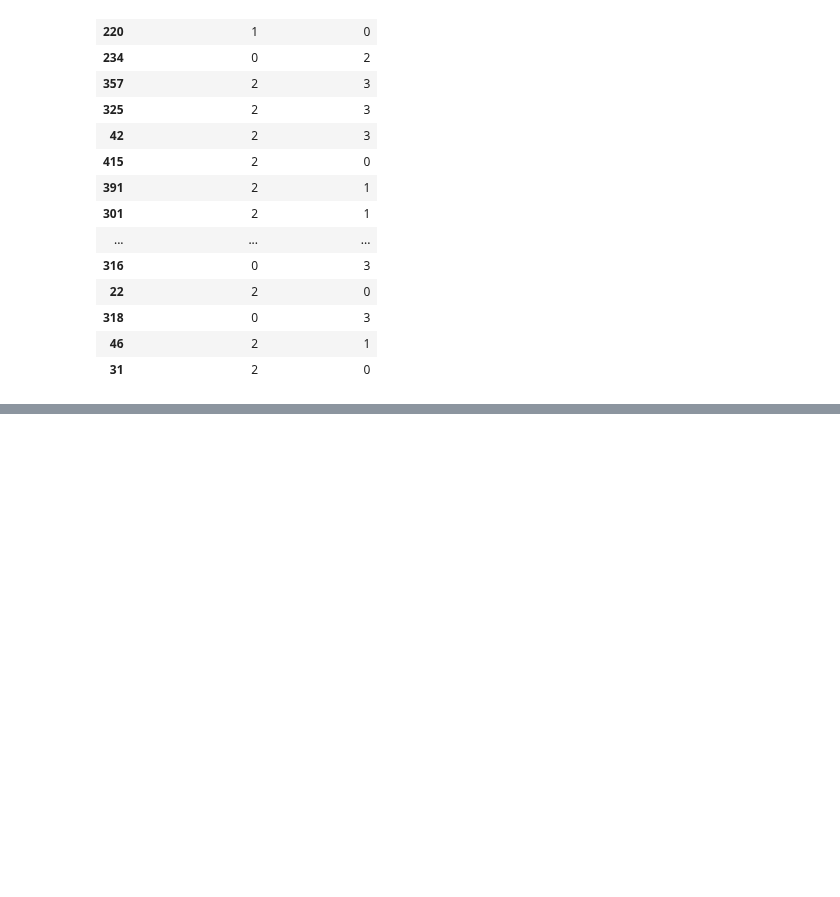
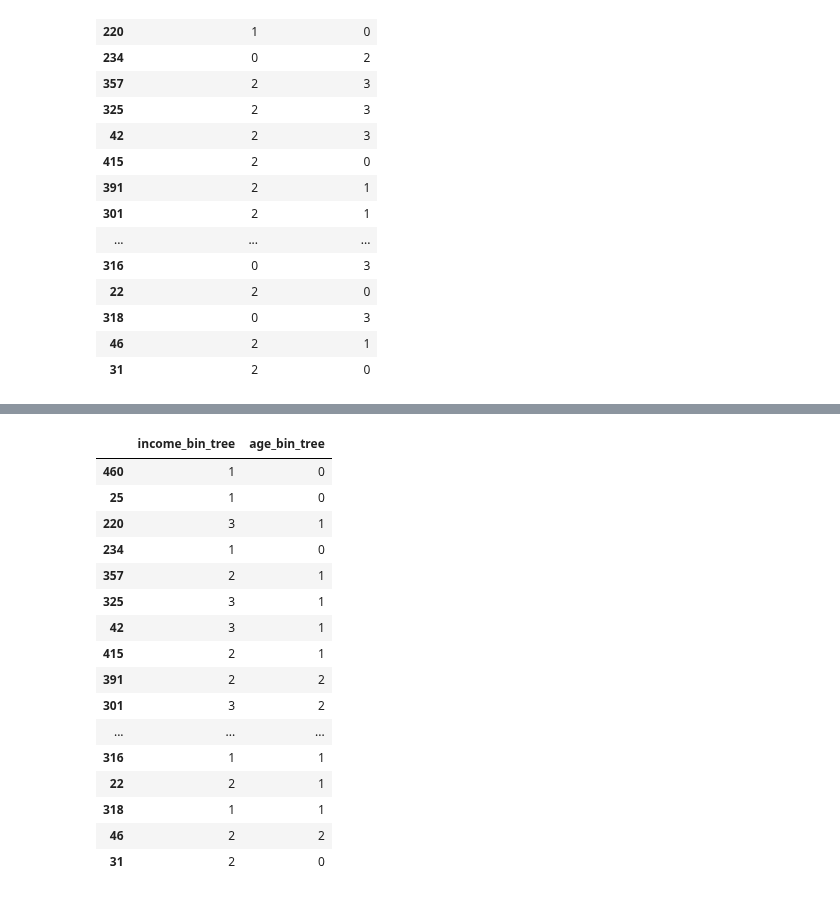
Before and after one commit to matinmahmoudi/Kaggle, a Jupyter notebook: complete-guide-to-transformation-from-a-to-z.ipynb, the cells around one changed output, grey strips where cells are left out. Cells and saved outputs as stored; diff of their text form; code cells hidden in the pictures; blank space fills up the shorter version.

Commit message:
Kaggle Notebook | 🌳 🔄 Complete Guide to Transformation from A to Z | Version 14

```diff
--- a/complete-guide-to-transformation-from-a-to-z.ipynb
+++ b/complete-guide-to-transformation-from-a-to-z.ipynb
@@ -986,0 +1066,64 @@ train_data_discretized[[f'{col}_bin_kmeans' for col in columns_to_discretize]].h
+# %%
+from sklearn.tree import DecisionTreeClassifier
+import numpy as np
+import pandas as pd
+from sklearn.preprocessing import LabelEncoder
+
+
+# Ensure the target variable is properly encoded
+label_encoder = LabelEncoder()
+train_data['default'] = label_encoder.fit_transform(train_data['default'])
+test_data['default'] = label_encoder.transform(test_data['default'])
+
+# Make copies of the training and testing datasets
+train_data_discretized = train_data.copy()
+test_data_discretized = test_data.copy()
+
+# Select the columns to discretize
+columns_to_discretize = ['income', 'age']
+
+# Function to apply decision tree binning to a dataset
+def apply_decision_tree_binning(train_data, test_data, column, target, max_leaf_nodes):
+    # Initialize the decision tree model
+    tree_model = DecisionTreeClassifier(max_leaf_nodes=max_leaf_nodes, random_state=42)
+
+    # Fit the model to the training data
+    tree_model.fit(train_data[[column]], train_data[target])
+
+    # Extract the binning points from the decision tree model
+    binning_points = np.sort(tree_model.tree_.threshold[tree_model.tree_.threshold != -2])
+
+    # Ensure unique binning points and include boundaries
+    binning_points = np.unique(binning_points)
+    binning_points = [-float('inf')] + binning_points.tolist() + [float('inf')]
+
+    # Apply the bins to the training and testing data
+    train_data[column + '_bin_tree'] = pd.cut(train_data[column], bins=binning_points, labels=False, include_lowest=True)
+    test_data[column + '_bin_tree'] = pd.cut(test_data[column], bins=binning_points, labels=False, include_lowest=True)
+
+    return train_data, test_data
+
+# Apply decision tree binning to the selected columns
+for column in columns_to_discretize:
+    train_data_discretized, test_data_discretized = apply_decision_tree_binning(train_data_discretized, test_data_discretized, column, 'default', max_leaf_nodes=4)
+
+# Display the first 20 rows to verify the decision tree binning on the training data
+train_data_discretized[[f'{col}_bin_tree' for col in columns_to_discretize]].head(20)
+# %% [output]
+|  | income_bin_tree | age_bin_tree |
+| 460 | 1 | 0 |
+| 25 | 1 | 0 |
+| 220 | 3 | 1 |
+| 234 | 1 | 0 |
+| 357 | 2 | 1 |
+| 325 | 3 | 1 |
+| 42 | 3 | 1 |
+| 415 | 2 | 1 |
+| 391 | 2 | 2 |
+| 301 | 3 | 2 |
+| ... | ... | ... |
+| 316 | 1 | 1 |
+| 22 | 2 | 1 |
+| 318 | 1 | 1 |
+| 46 | 2 | 2 |
+| 31 | 2 | 0 |
```
Also changed, not shown: parts of 6 cells of this notebook.
